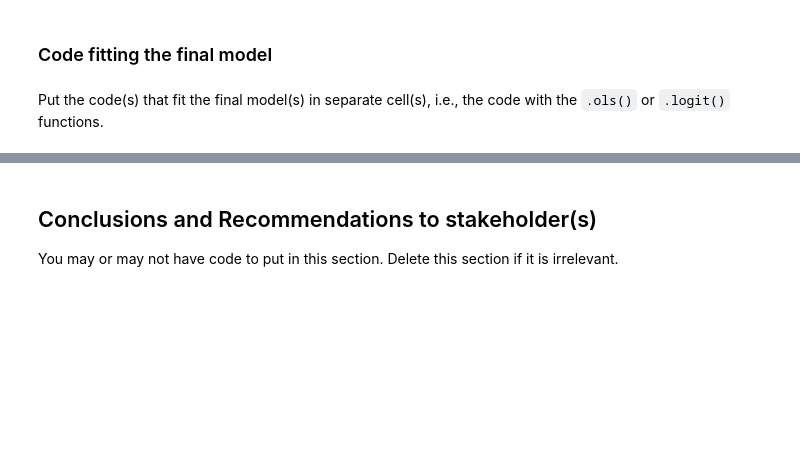
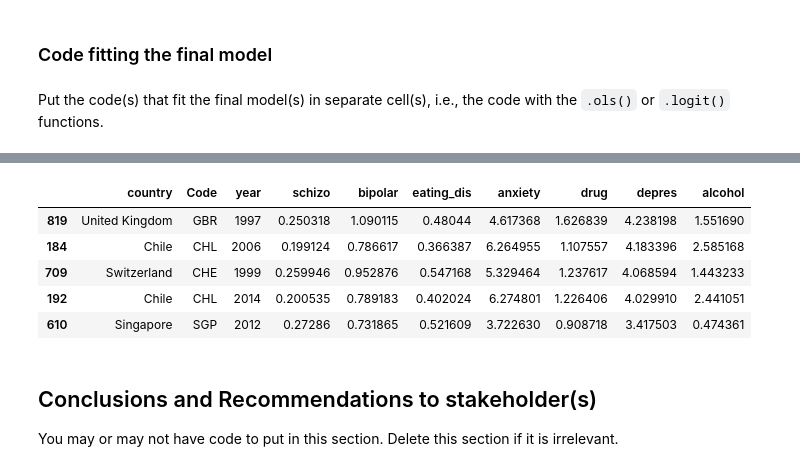
Before and after one commit to marlenealanis/stat-303-2-project, a Jupyter notebook: Project Code Template.ipynb, the cells around one changed output, grey strips where cells are left out. Drawn from its saved outputs; the diff is of its cells as text; code cells hidden in the pictures; blank space fills up the shorter version.

```diff
--- a/Project Code Template.ipynb
+++ b/Project Code Template.ipynb
@@ -246,3 +237,12 @@ np.sqrt(((test.depres - pred)**2).mean())
+# %%
+train.head()
+# %% [output]
+|  | country | Code | year | schizo | bipolar | eating_dis | anxiety | drug | depres | alcohol |
+| 819 | United Kingdom | GBR | 1997 | 0.250318 | 1.090115 | 0.48044 | 4.617368 | 1.626839 | 4.238198 | 1.551690 |
+| 184 | Chile | CHL | 2006 | 0.199124 | 0.786617 | 0.366387 | 6.264955 | 1.107557 | 4.183396 | 2.585168 |
+| 709 | Switzerland | CHE | 1999 | 0.259946 | 0.952876 | 0.547168 | 5.329464 | 1.237617 | 4.068594 | 1.443233 |
+| 192 | Chile | CHL | 2014 | 0.200535 | 0.789183 | 0.402024 | 6.274801 | 1.226406 | 4.029910 | 2.441051 |
+| 610 | Singapore | SGP | 2012 | 0.27286 | 0.731865 | 0.521609 | 3.722630 | 0.908718 | 3.417503 | 0.474361 |
 # %% [markdown]
 ## Conclusions and Recommendations to stakeholder(s)
 
```
Also changed, not shown: parts of 5 cells of this notebook.
